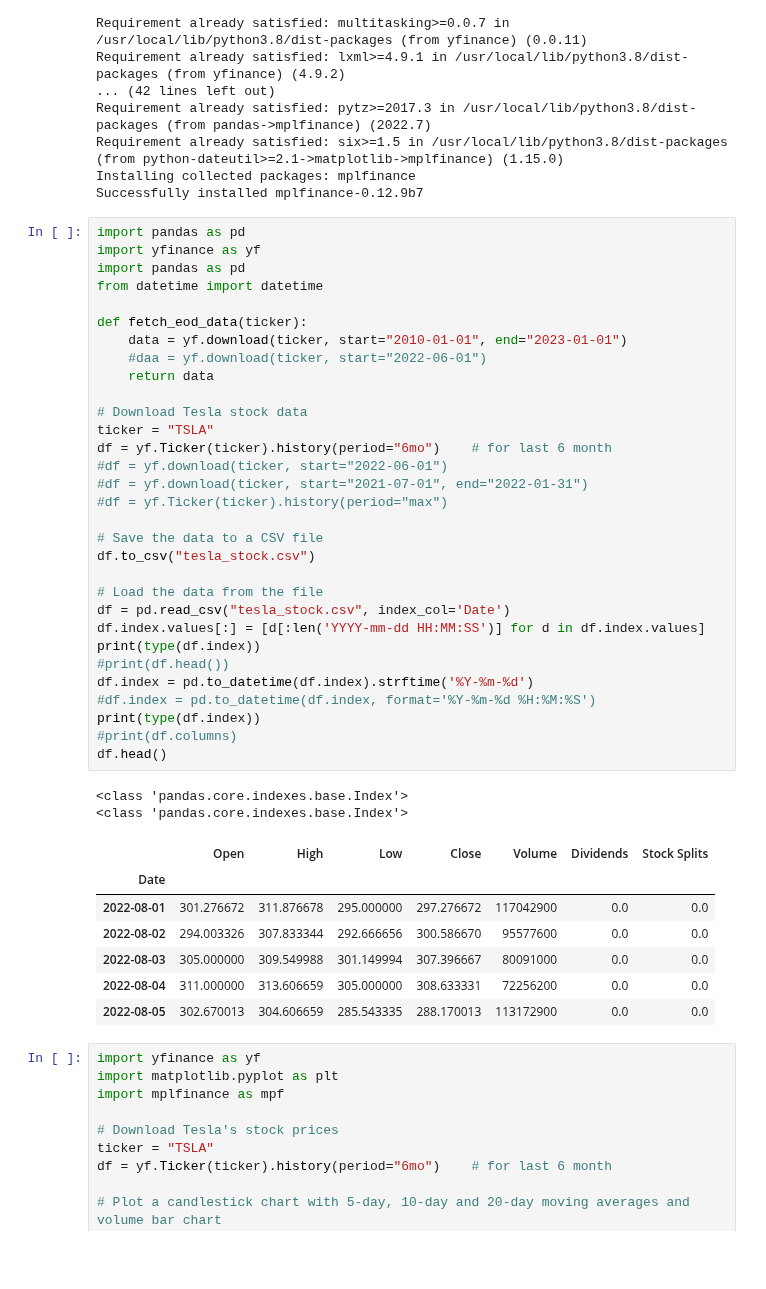
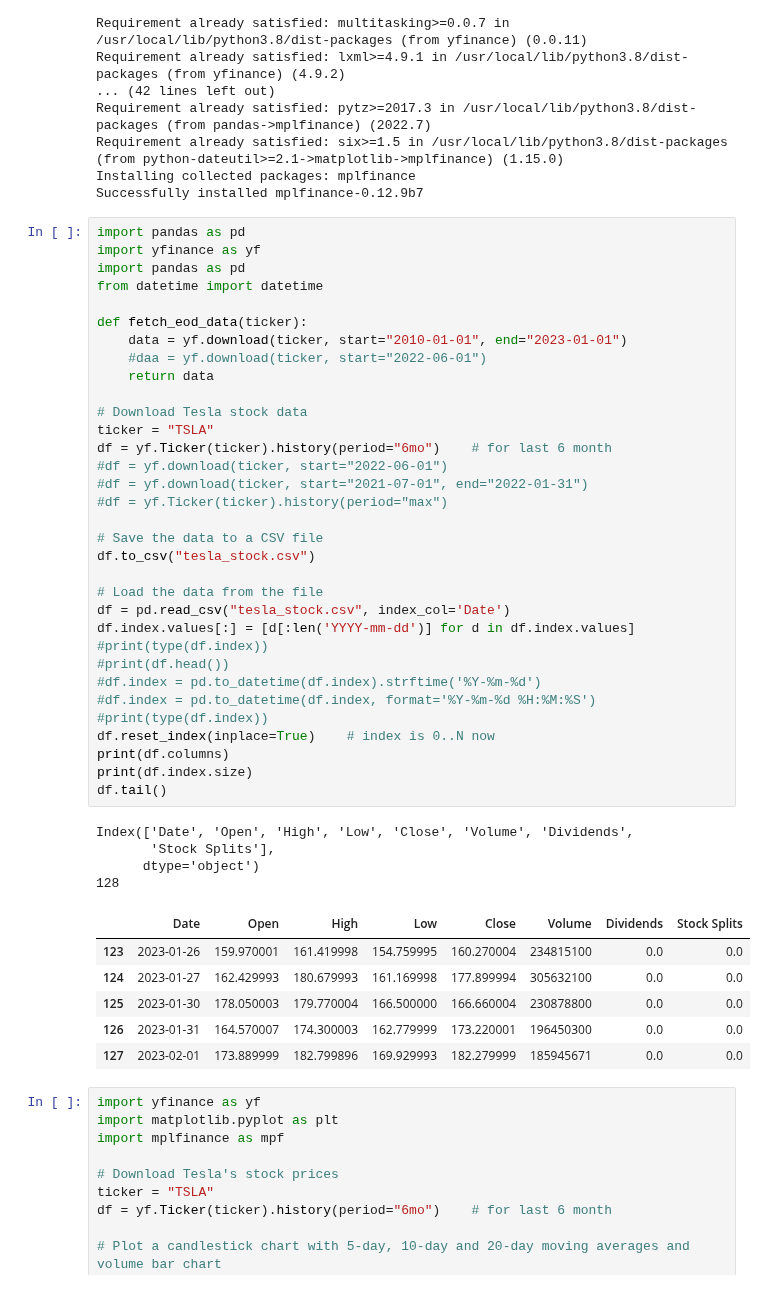
Before and after one commit to yorkjong/colab, a Jupyter notebook: ViStock.ipynb, the cells around one changed output. Drawn from its saved outputs; the diff is of its cells as text; blank space fills up the shorter version.

```diff
--- a/ViStock.ipynb
+++ b/ViStock.ipynb
@@ -37,44 +38,47 @@ Successfully installed mplfinance-0.12.9b7
 # %%
 import pandas as pd
 import yfinance as yf
 import pandas as pd
 from datetime import datetime
 
 def fetch_eod_data(ticker):
     data = yf.download(ticker, start="2010-01-01", end="2023-01-01")
     #daa = yf.download(ticker, start="2022-06-01")
     return data
 
 # Download Tesla stock data
 ticker = "TSLA"
 df = yf.Ticker(ticker).history(period="6mo")    # for last 6 month
 #df = yf.download(ticker, start="2022-06-01")
 #df = yf.download(ticker, start="2021-07-01", end="2022-01-31")
 #df = yf.Ticker(ticker).history(period="max")
 
 # Save the data to a CSV file
 df.to_csv("tesla_stock.csv")
 
 # Load the data from the file
 df = pd.read_csv("tesla_stock.csv", index_col='Date')
-df.index.values[:] = [d[:len('YYYY-mm-dd HH:MM:SS')] for d in df.index.values]
-print(type(df.index))
+df.index.values[:] = [d[:len('YYYY-mm-dd')] for d in df.index.values]
+#print(type(df.index))
 #print(df.head())
-df.index = pd.to_datetime(df.index).strftime('%Y-%m-%d')
+#df.index = pd.to_datetime(df.index).strftime('%Y-%m-%d')
 #df.index = pd.to_datetime(df.index, format='%Y-%m-%d %H:%M:%S')
-print(type(df.index))
-#print(df.columns)
-df.head()
+#print(type(df.index))
+df.reset_index(inplace=True)    # index is 0..N now
+print(df.columns)
+print(df.index.size)
+df.tail()
 # %% [output]
-<class 'pandas.core.indexes.base.Index'>
-<class 'pandas.core.indexes.base.Index'>
+Index(['Date', 'Open', 'High', 'Low', 'Close', 'Volume', 'Dividends',
+       'Stock Splits'],
+      dtype='object')
+128
-|  | Open | High | Low | Close | Volume | Dividends | Stock Splits |
-| Date |  |  |  |  |  |  |  |
-| 2022-08-01 | 301.276672 | 311.876678 | 295.000000 | 297.276672 | 117042900 | 0.0 | 0.0 |
-| 2022-08-02 | 294.003326 | 307.833344 | 292.666656 | 300.586670 | 95577600 | 0.0 | 0.0 |
-| 2022-08-03 | 305.000000 | 309.549988 | 301.149994 | 307.396667 | 80091000 | 0.0 | 0.0 |
-| 2022-08-04 | 311.000000 | 313.606659 | 305.000000 | 308.633331 | 72256200 | 0.0 | 0.0 |
-| 2022-08-05 | 302.670013 | 304.606659 | 285.543335 | 288.170013 | 113172900 | 0.0 | 0.0 |
+|  | Date | Open | High | Low | Close | Volume | Dividends | Stock Splits |
+| 123 | 2023-01-26 | 159.970001 | 161.419998 | 154.759995 | 160.270004 | 234815100 | 0.0 | 0.0 |
+| 124 | 2023-01-27 | 162.429993 | 180.679993 | 161.169998 | 177.899994 | 305632100 | 0.0 | 0.0 |
+| 125 | 2023-01-30 | 178.050003 | 179.770004 | 166.500000 | 166.660004 | 230878800 | 0.0 | 0.0 |
+| 126 | 2023-01-31 | 164.570007 | 174.300003 | 162.779999 | 173.220001 | 196450300 | 0.0 | 0.0 |
+| 127 | 2023-02-01 | 173.889999 | 182.799896 | 169.929993 | 182.279999 | 185945671 | 0.0 | 0.0 |
 # %%
 import yfinance as yf
 import matplotlib.pyplot as plt
```
Also changed, not shown: parts of 2 cells of this notebook.
